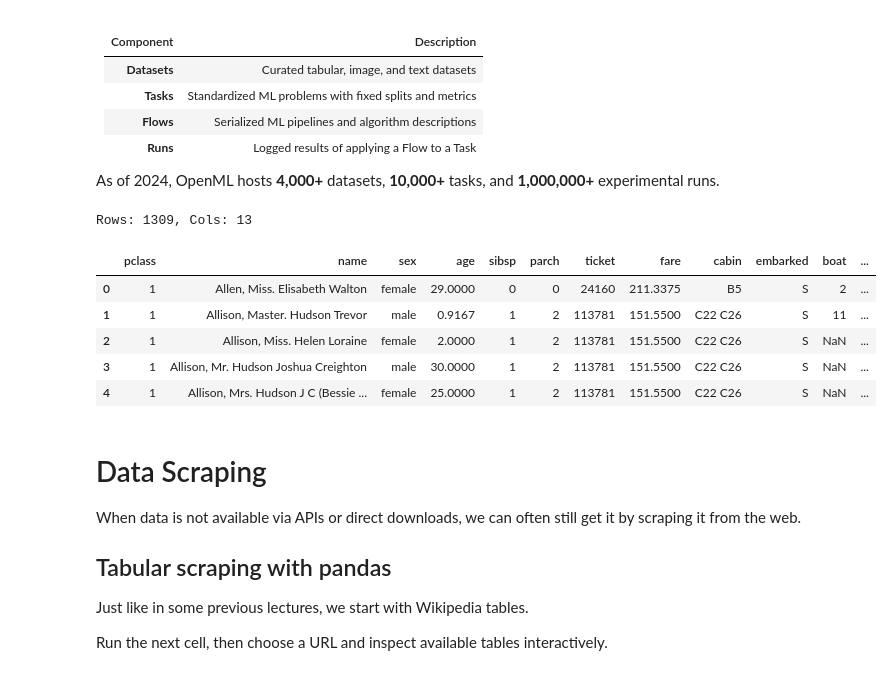
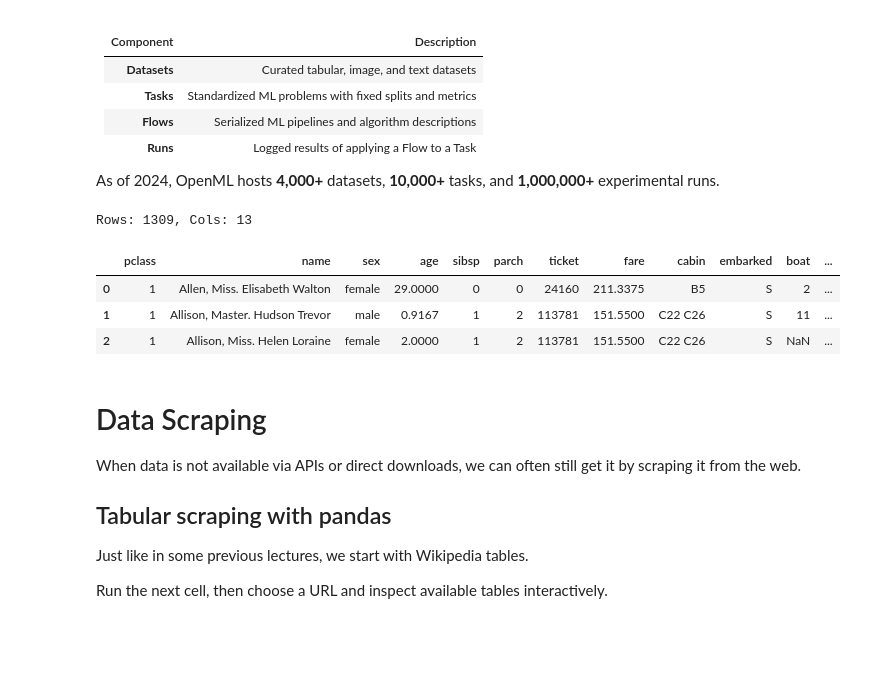
Before and after one commit to calgo-lab/data-science-workflow, a Jupyter notebook: DSW-sessions/session1_data_acquisition.ipynb, the cells around one changed output. Cells and saved outputs as stored; diff of their text form; code cells hidden in the pictures; blank space fills up the shorter version.

```diff
--- a/DSW-sessions/session1_data_acquisition.ipynb
+++ b/DSW-sessions/session1_data_acquisition.ipynb
@@ -37,17 +51,17 @@ As of 2024, OpenML hosts **4,000+** datasets, **10,000+** tasks, and **1,000,000
 # %%
 from sklearn.datasets import fetch_openml
 
+# Load the Titanic dataset from OpenML
 X, y = fetch_openml("titanic", as_frame=True, return_X_y=True, version=1)
+
 print(f"Rows: {X.shape[0]}, Cols: {X.shape[1]}")
-X.head()
+X.head(3)
 # %% [output]
 Rows: 1309, Cols: 13
 |  | pclass | name | sex | age | sibsp | parch | ticket | fare | cabin | embarked | boat | ... |
 | 0 | 1 | Allen, Miss. Elisabeth Walton | female | 29.0000 | 0 | 0 | 24160 | 211.3375 | B5 | S | 2 | ... |
 | 1 | 1 | Allison, Master. Hudson Trevor | male | 0.9167 | 1 | 2 | 113781 | 151.5500 | C22 C26 | S | 11 | ... |
 | 2 | 1 | Allison, Miss. Helen Loraine | female | 2.0000 | 1 | 2 | 113781 | 151.5500 | C22 C26 | S | NaN | ... |
-| 3 | 1 | Allison, Mr. Hudson Joshua Creighton | male | 30.0000 | 1 | 2 | 113781 | 151.5500 | C22 C26 | S | NaN | ... |
-| 4 | 1 | Allison, Mrs. Hudson J C (Bessie ... | female | 25.0000 | 1 | 2 | 113781 | 151.5500 | C22 C26 | S | NaN | ... |
 # %% [markdown]
 # Data Scraping
 
```
Also changed, not shown: parts of 6 cells of this notebook, 1 other file.
